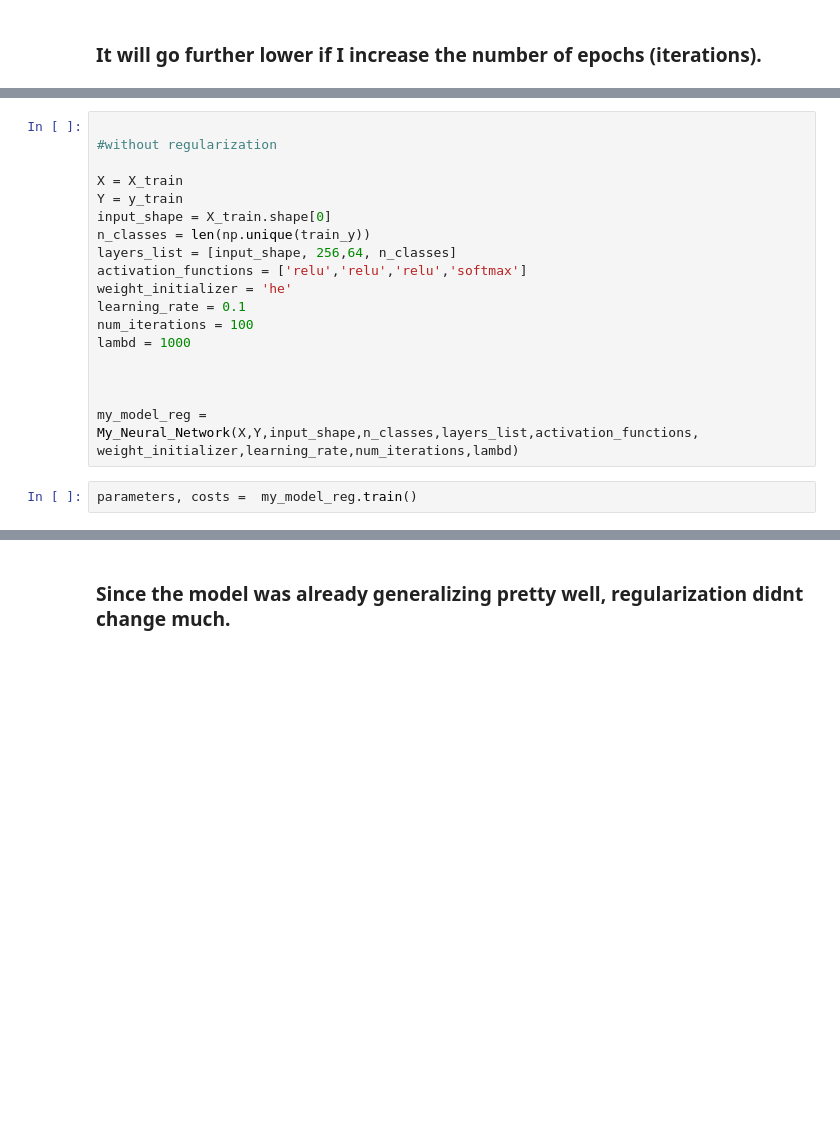
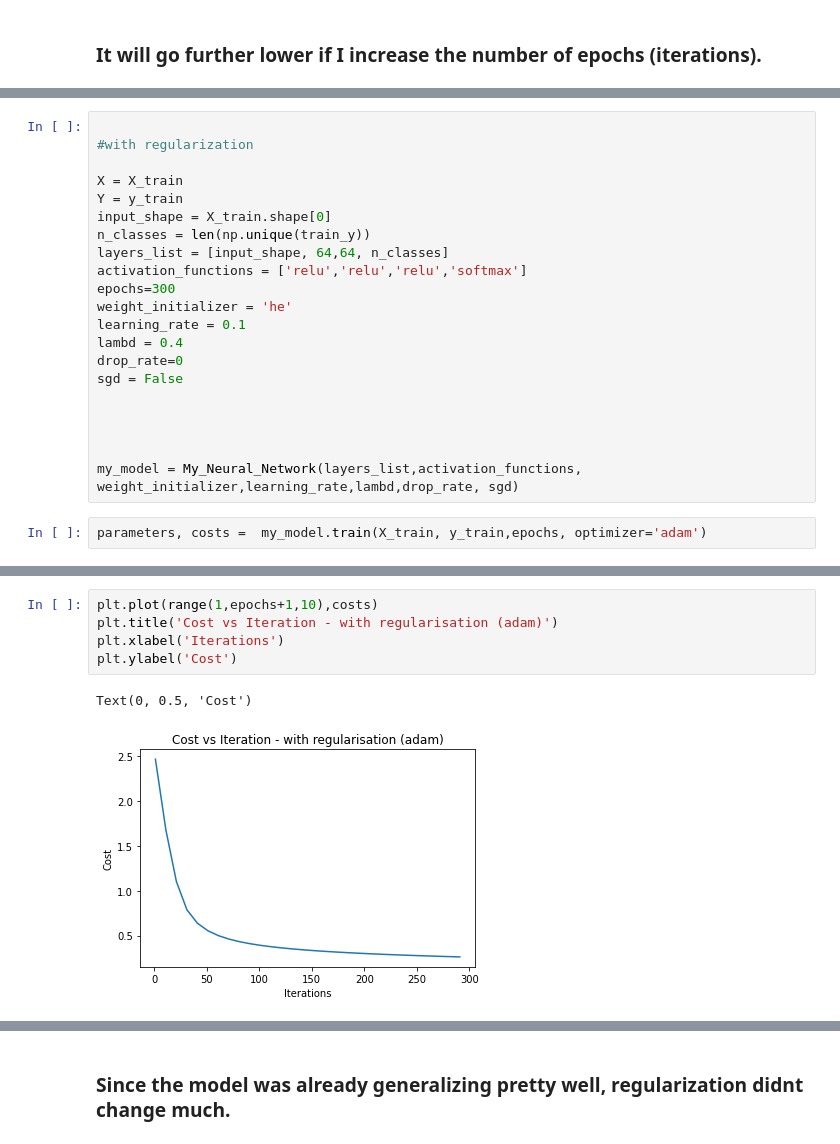
Before and after one commit to Saurabhraj5162/INM702_CW_MNIST, a Jupyter notebook: src/lab/Deep_Neural_Network_INM702CW2-2.ipynb, the cells around one changed output, grey strips where cells are left out. Drawn from its saved outputs; the diff is of its cells as text; blank space fills up the shorter version.

```diff
--- a/src/lab/Deep_Neural_Network_INM702CW2-2.ipynb
+++ b/src/lab/Deep_Neural_Network_INM702CW2-2.ipynb
@@ -814,21 +1052,24 @@ Cost after iteration 299: 2.2744266169647904
 # %%
 
-#without regularization
+#with regularization
 
 X = X_train
 Y = y_train
 input_shape = X_train.shape[0]
 n_classes = len(np.unique(train_y))
-layers_list = [input_shape, 256,64, n_classes]
+layers_list = [input_shape, 64,64, n_classes]
 activation_functions = ['relu','relu','relu','softmax']
+epochs=300
 weight_initializer = 'he'
 learning_rate = 0.1
-num_iterations = 100
-lambd = 1000
+lambd = 0.4
+drop_rate=0
+sgd = False
 
 
 
-my_model_reg = My_Neural_Network(X,Y,input_shape,n_classes,layers_list,activation_functions, weight_initializer,learning_rate,num_iterations,lambd)
+
+my_model = My_Neural_Network(layers_list,activation_functions, weight_initializer,learning_rate,lambd,drop_rate, sgd)
 # %%
-parameters, costs =  my_model_reg.train()
+parameters, costs =  my_model.train(X_train, y_train,epochs, optimizer='adam')
 # %% [output]
@@ -837,0 +1093,8 @@ KeyboardInterrupt: ignored
+# %%
+plt.plot(range(1,epochs+1,10),costs)
+plt.title('Cost vs Iteration - with regularisation (adam)')
+plt.xlabel('Iterations')
+plt.ylabel('Cost')
+# %% [output]
+Text(0, 0.5, 'Cost')
+[figure, added]
```
Also changed, not shown: parts of 23 cells of this notebook, 3 other files.
